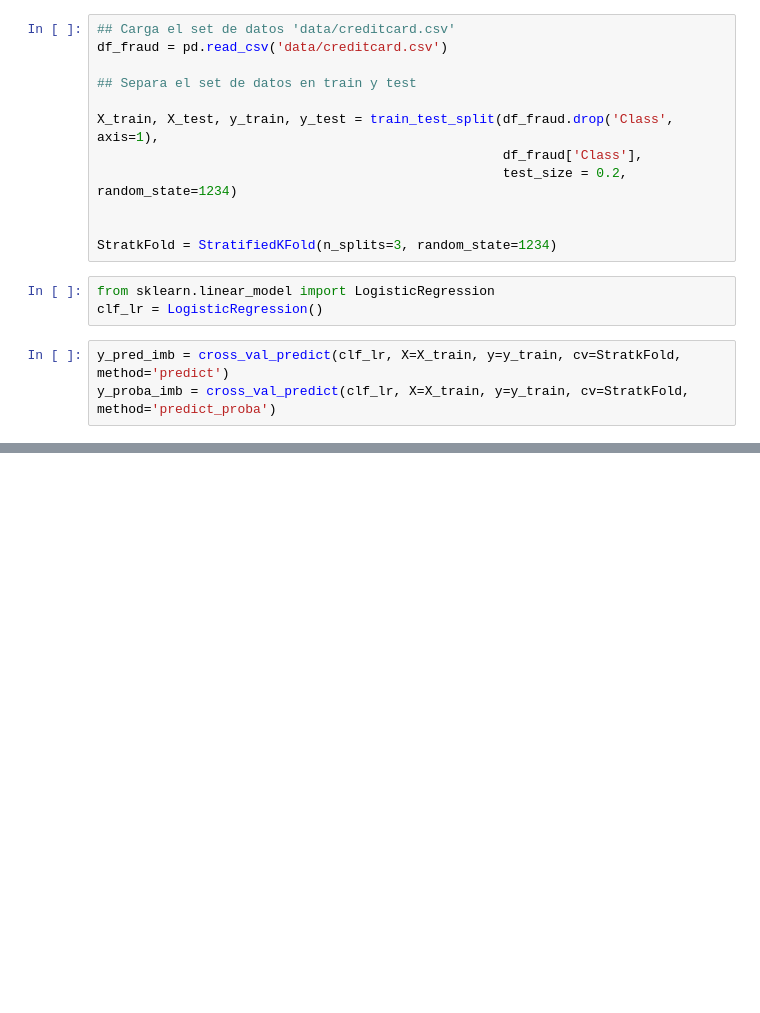
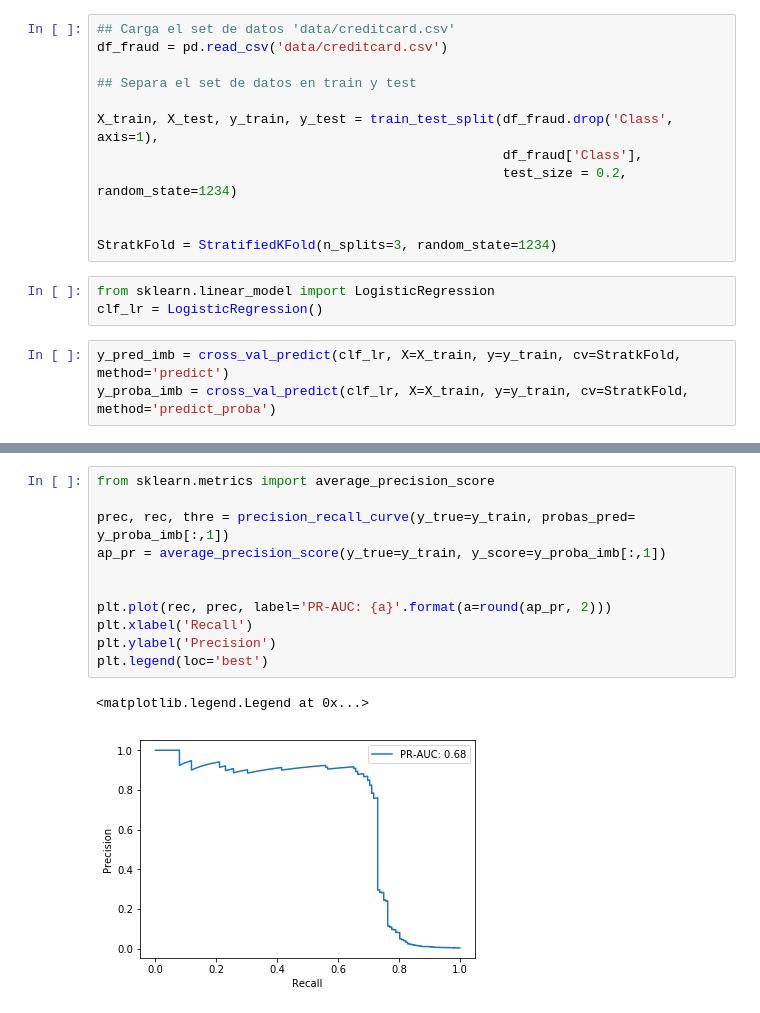
Before and after one commit to mariadelmarbibiloni/MADM-2017, a Jupyter notebook: 3-MachineLearning/3 - Intro to ML - Métricas - Soluciones.ipynb, the cells around one changed output, grey strips where cells are left out. Drawn from its saved outputs; the diff is of its cells as text; blank space fills up the shorter version.

```diff
--- a/3-MachineLearning/3 - Intro to ML - Métricas - Soluciones.ipynb
+++ b/3-MachineLearning/3 - Intro to ML - Métricas - Soluciones.ipynb
@@ -497,0 +500,14 @@ plt.legend(loc='best')
+# %%
+from sklearn.metrics import average_precision_score
+
+prec, rec, thre = precision_recall_curve(y_true=y_train, probas_pred= y_proba_imb[:,1])
+ap_pr = average_precision_score(y_true=y_train, y_score=y_proba_imb[:,1])
+
+
+plt.plot(rec, prec, label='PR-AUC: {a}'.format(a=round(ap_pr, 2)))
+plt.xlabel('Recall')
+plt.ylabel('Precision')
+plt.legend(loc='best')
+# %% [output]
+<matplotlib.legend.Legend at 0x...>
+[figure, added]
```
Also changed, not shown: parts of 6 cells of this notebook, 6 other files.
